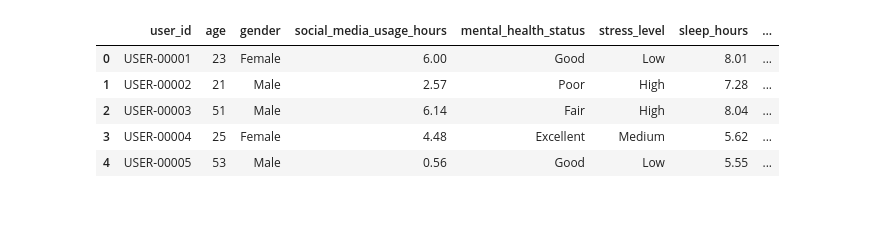
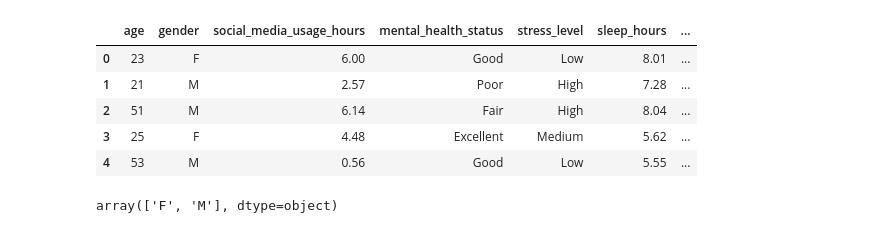
Before and after one commit to harimrys/project-social-media, a Jupyter notebook: main.ipynb, the cells around one changed output. Saved outputs shown, nothing was run; the diff lists cells and outputs as text; code cells hidden in the pictures.

```diff
--- a/main.ipynb
+++ b/main.ipynb
@@ -5,13 +5,20 @@ from functions import read_data, clean_data, clean_table3, drop_columns1, drop_c
 # %%
 url1 = r"data/mental_health_and_technology_usage_2024.csv"
 df1 = read_data(url1)  #lee el archivo csv
 df1 = clean_data(df1)  #cambia los nombres de las columnas a minusculas y reemplaza espacios en blancos por_
+df1 = change_other(df1)
 df1 = drop_columns1(df1)
+df1 = change_value(df1) # male, female..
 df1.head()
 # %% [output]
-|  | user_id | age | gender | social_media_usage_hours | mental_health_status | stress_level | sleep_hours | ... |
-| 0 | USER-00001 | 23 | Female | 6.00 | Good | Low | 8.01 | ... |
-| 1 | USER-00002 | 21 | Male | 2.57 | Poor | High | 7.28 | ... |
-| 2 | USER-00003 | 51 | Male | 6.14 | Fair | High | 8.04 | ... |
-| 3 | USER-00004 | 25 | Female | 4.48 | Excellent | Medium | 5.62 | ... |
-| 4 | USER-00005 | 53 | Male | 0.56 | Good | Low | 5.55 | ... |
+|  | age | gender | social_media_usage_hours | mental_health_status | stress_level | sleep_hours | ... |
+| 0 | 23 | F | 6.00 | Good | Low | 8.01 | ... |
+| 1 | 21 | M | 2.57 | Poor | High | 7.28 | ... |
+| 2 | 51 | M | 6.14 | Fair | High | 8.04 | ... |
+| 3 | 25 | F | 4.48 | Excellent | Medium | 5.62 | ... |
+| 4 | 53 | M | 0.56 | Good | Low | 5.55 | ... |
+# %%
+valores_unicos = df1['gender'].unique()
+valores_unicos
+# %% [output]
+array(['F', 'M'], dtype=object)
```
Also changed, not shown: parts of 14 cells of this notebook, 1 other file.
